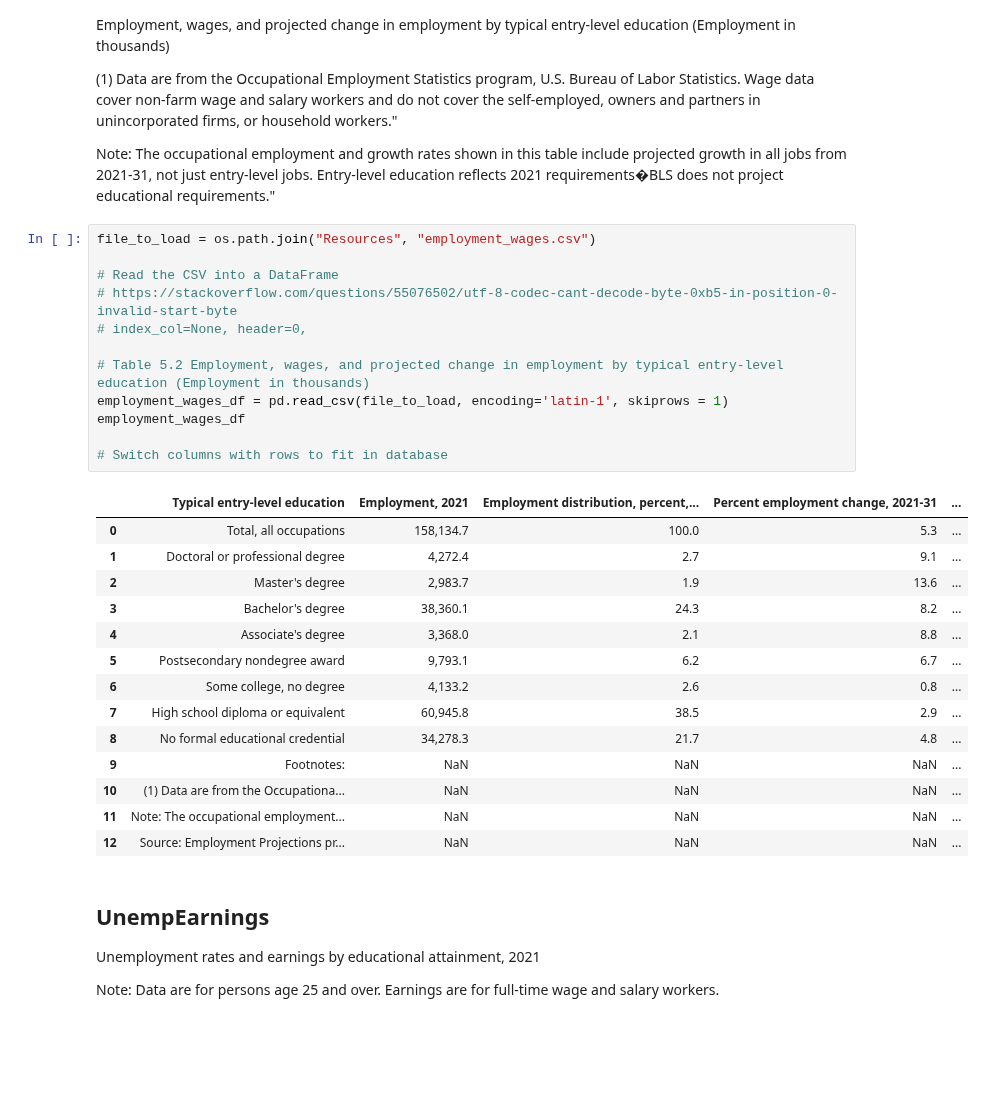
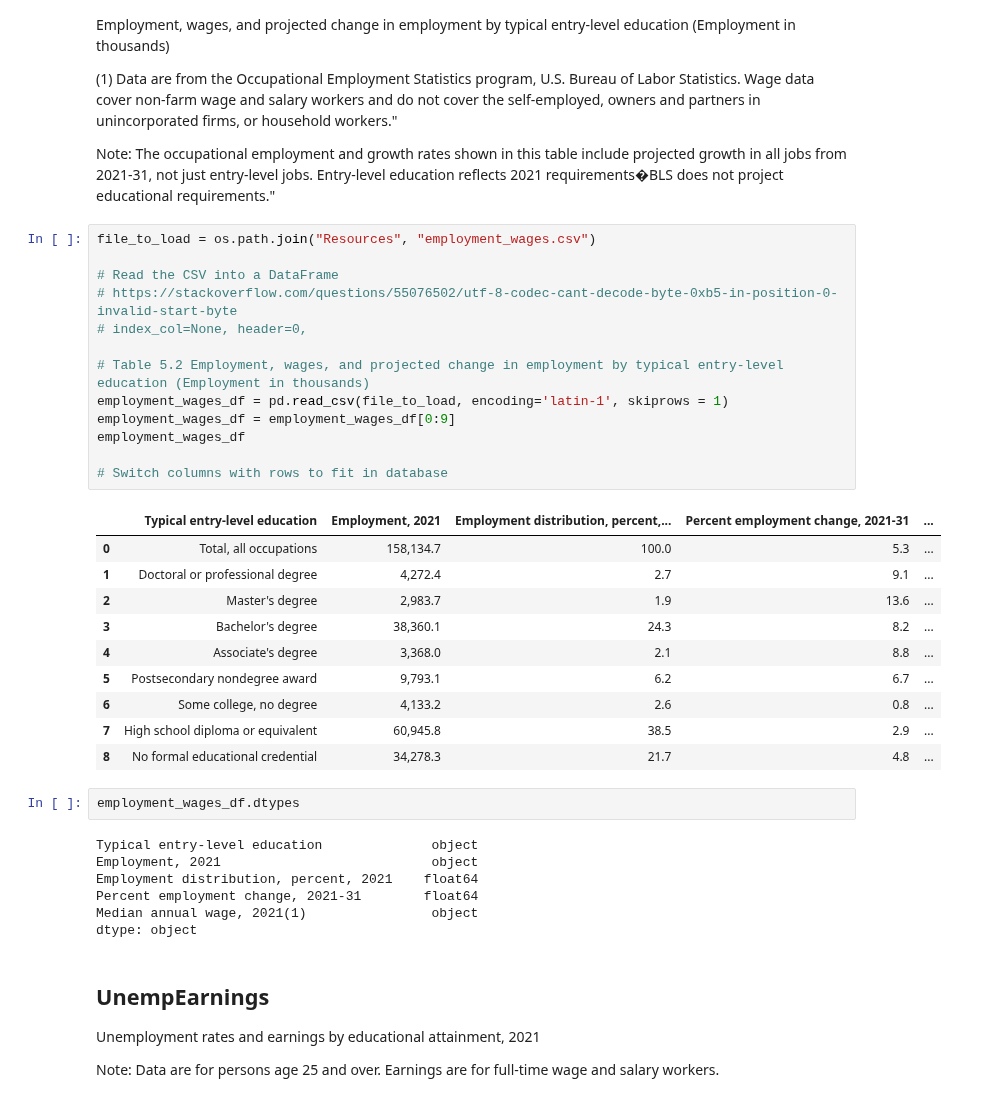
Before and after one commit to sberberian/Beer-Characteristics-Profiling, a Jupyter notebook: exploratory_analysis.ipynb, the cells around one changed output. Saved outputs shown, nothing was run; the diff lists cells and outputs as text; blank space fills up the shorter version.

```diff
--- a/exploratory_analysis.ipynb
+++ b/exploratory_analysis.ipynb
@@ -131,30 +169,36 @@ Note: The occupational employment and growth rates shown in this table include p
 # %%
 file_to_load = os.path.join("Resources", "employment_wages.csv")
 
 # Read the CSV into a DataFrame
 # https://stackoverflow.com/questions/55076502/utf-8-codec-cant-decode-byte-0xb5-in-position-0-invalid-start-byte
 # index_col=None, header=0,
 
 # Table 5.2 Employment, wages, and projected change in employment by typical entry-level education (Employment in thousands)
 employment_wages_df = pd.read_csv(file_to_load, encoding='latin-1', skiprows = 1)
+employment_wages_df = employment_wages_df[0:9]
 employment_wages_df
 
 # Switch columns with rows to fit in database
 # %% [output]
 |  | Typical entry-level education | Employment, 2021 | Employment distribution, percent,... | Percent employment change, 2021-31 | ... |
 | 0 | Total, all occupations | 158,134.7 | 100.0 | 5.3 | ... |
 | 1 | Doctoral or professional degree | 4,272.4 | 2.7 | 9.1 | ... |
 | 2 | Master's degree | 2,983.7 | 1.9 | 13.6 | ... |
 | 3 | Bachelor's degree | 38,360.1 | 24.3 | 8.2 | ... |
 | 4 | Associate's degree | 3,368.0 | 2.1 | 8.8 | ... |
 | 5 | Postsecondary nondegree award | 9,793.1 | 6.2 | 6.7 | ... |
 | 6 | Some college, no degree | 4,133.2 | 2.6 | 0.8 | ... |
 | 7 | High school diploma or equivalent | 60,945.8 | 38.5 | 2.9 | ... |
 | 8 | No formal educational credential | 34,278.3 | 21.7 | 4.8 | ... |
-| 9 | Footnotes: | NaN | NaN | NaN | ... |
-| 10 | (1) Data are from the Occupationa... | NaN | NaN | NaN | ... |
-| 11 | Note: The occupational employment... | NaN | NaN | NaN | ... |
-| 12 | Source: Employment Projections pr... | NaN | NaN | NaN | ... |
+# %%
+employment_wages_df.dtypes
+# %% [output]
+Typical entry-level education              object
+Employment, 2021                           object
+Employment distribution, percent, 2021    float64
+Percent employment change, 2021-31        float64
+Median annual wage, 2021(1)                object
+dtype: object
 # %% [markdown]
 ## UnempEarnings
 
```
Also changed, not shown: parts of 20 cells of this notebook, 2 other files.
